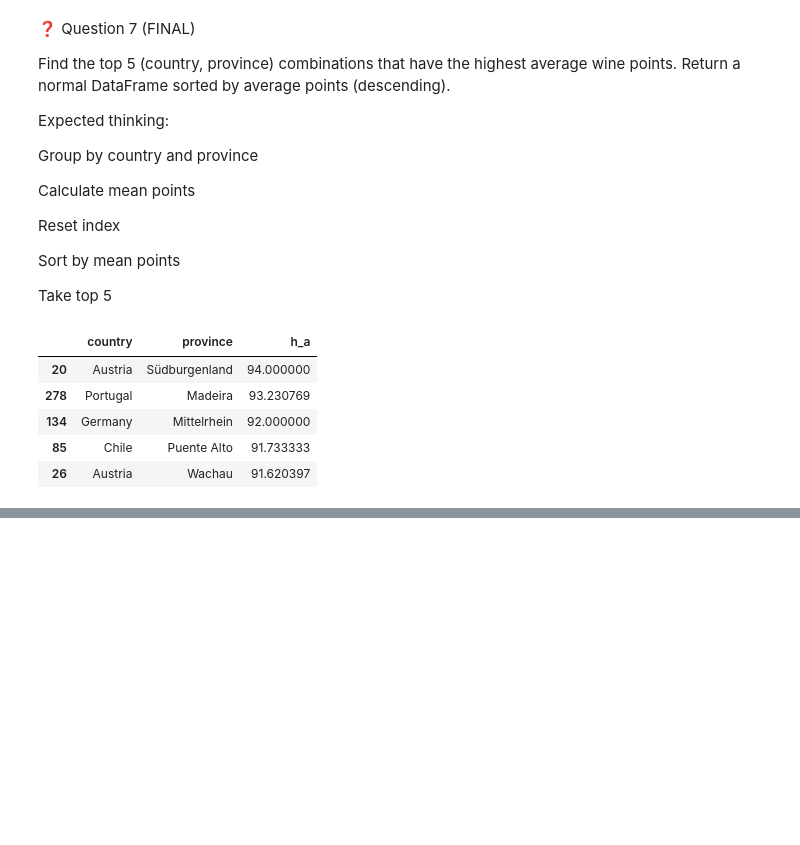
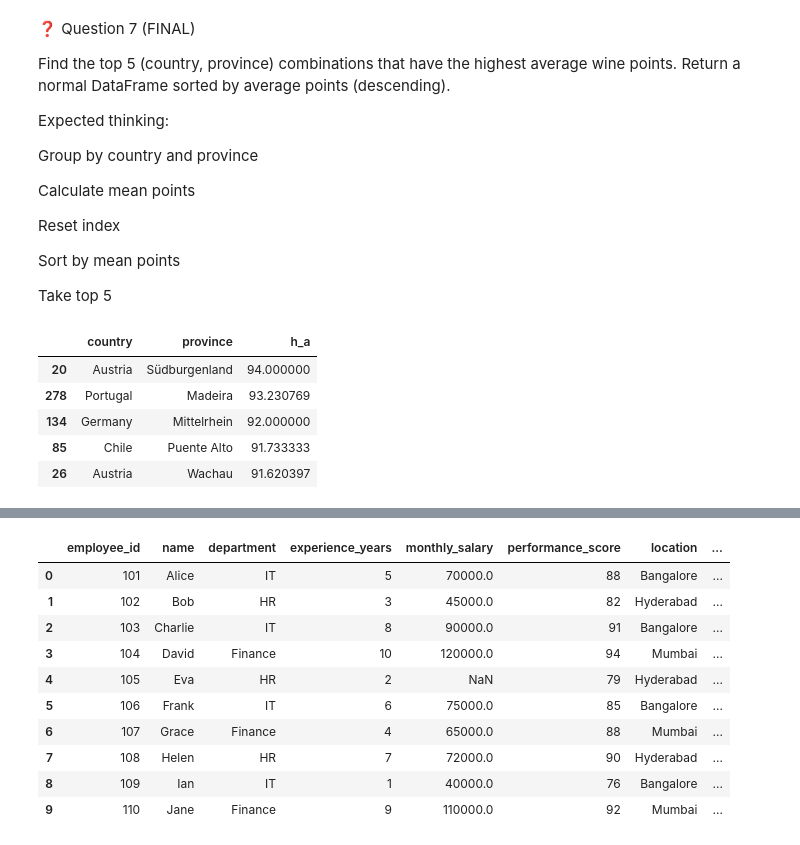
Before and after one commit to Rajyalaxmi29/pandas, a Jupyter notebook: pandas_grouping_and_sort.ipynb, the cells around one changed output, grey strips where cells are left out. Cells and saved outputs as stored; diff of their text form; code cells hidden in the pictures; blank space fills up the shorter version.

```diff
--- a/pandas_grouping_and_sort.ipynb
+++ b/pandas_grouping_and_sort.ipynb
@@ -295,0 +298,11 @@ r
+# %%
+import pandas as pd
+df=pd.DataFrame({ 'employee_id': [101,102,103,104,105,106,107,108,109,110],
+    'name': ['Alice','Bob','Charlie','David','Eva','Frank','Grace','Helen','Ian','Jane'],
+    'department': ['IT','HR','IT','Finance','HR','IT','Finance','HR','IT','Finance'],
+    'experience_years': [5,3,8,10,2,6,4,7,1,9],
+    'monthly_salary': [70000,45000,90000,120000,None,75000,65000,72000,40000,110000],
+    'performance_score': [88,82,91,94,79,85,88,90,76,92],
+    'location': ['Bangalore','Hyderabad','Bangalore','Mumbai','Hyderabad',
+                 'Bangalore','Mumbai','Hyderabad','Bangalore','Mumbai']})
+df
@@ -295,0 +334,24 @@ r
+# %%
+def q(r):
+  if r.performance_score>=90:
+     return "excellent"
+  elif r.performance_score>=80:
+    return "good"
+  else:
+    return "average"
+df['Performance_Level']=df.apply(q,axis='columns')
+
+df['value_index']=df.performance_score / df.monthly_salary
+df
+# %% [output]
+|  | employee_id | name | department | experience_years | monthly_salary | performance_score | location | ... |
+| 0 | 101 | Alice | IT | 5 | 70000.0 | 88 | Bangalore | ... |
+| 1 | 102 | Bob | HR | 3 | 45000.0 | 82 | Hyderabad | ... |
+| 2 | 103 | Charlie | IT | 8 | 90000.0 | 91 | Bangalore | ... |
+| 3 | 104 | David | Finance | 10 | 120000.0 | 94 | Mumbai | ... |
+| 4 | 105 | Eva | HR | 2 | NaN | 79 | Hyderabad | ... |
+| 5 | 106 | Frank | IT | 6 | 75000.0 | 85 | Bangalore | ... |
+| 6 | 107 | Grace | Finance | 4 | 65000.0 | 88 | Mumbai | ... |
+| 7 | 108 | Helen | HR | 7 | 72000.0 | 90 | Hyderabad | ... |
+| 8 | 109 | Ian | IT | 1 | 40000.0 | 76 | Bangalore | ... |
+| 9 | 110 | Jane | Finance | 9 | 110000.0 | 92 | Mumbai | ... |
```
Also changed, not shown: parts of 7 cells of this notebook.
